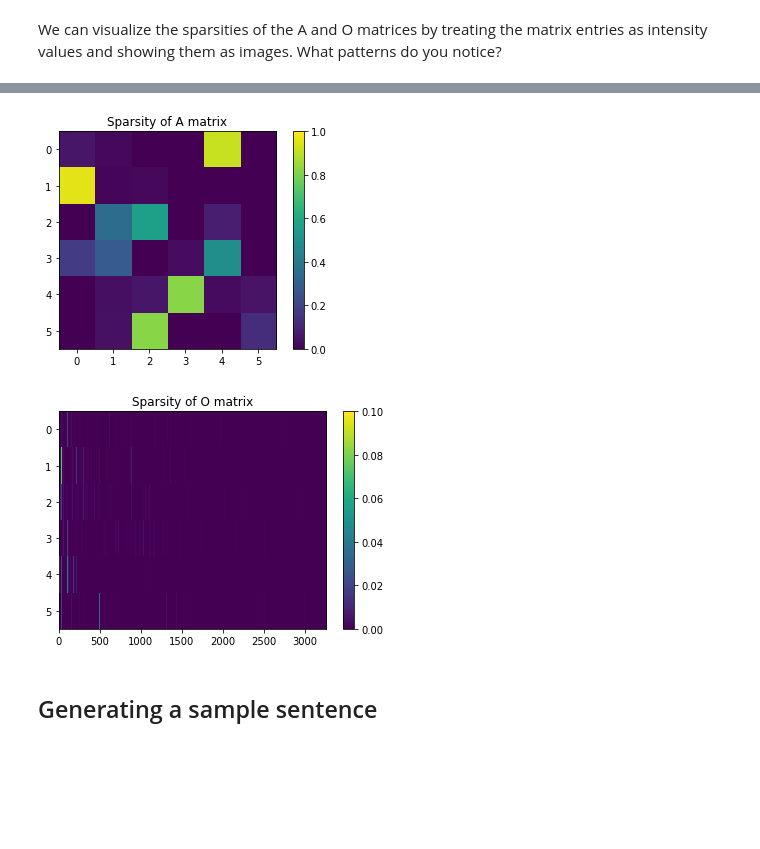
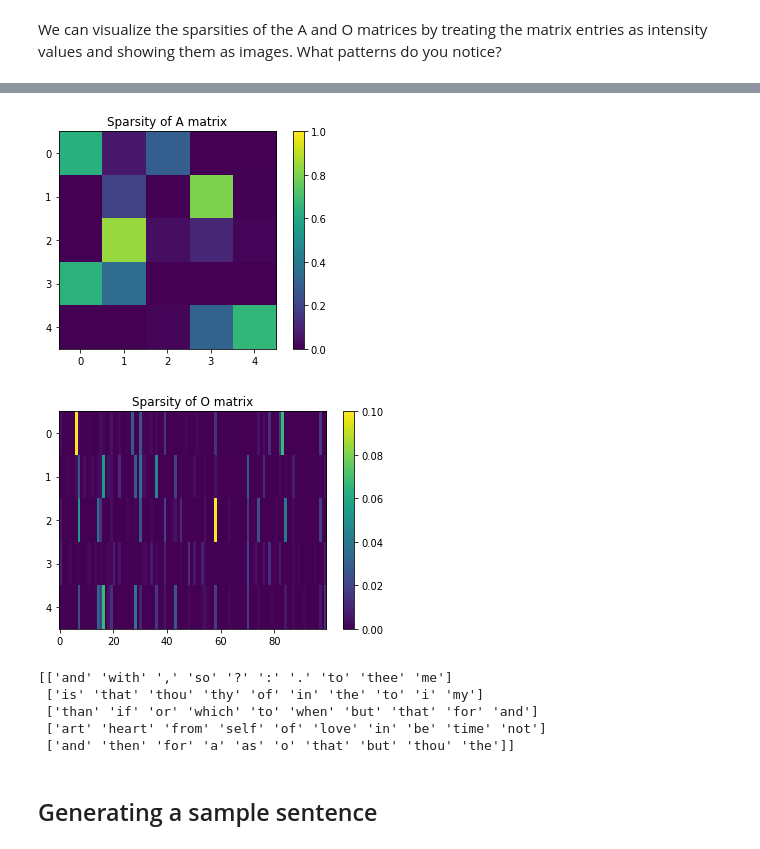
Before and after one commit to erichan1/ShakespeareGen, a Jupyter notebook: 2_notebook.ipynb, the cells around one changed output, grey strips where cells are left out. Saved outputs shown, nothing was run; the diff lists cells and outputs as text; code cells hidden in the pictures; blank space fills up the shorter version.

Commit message:
completed visualization in new folder called /visualization

```diff
--- a/2_notebook.ipynb
+++ b/2_notebook.ipynb
@@ -62,0 +55,5 @@ Iteration: 50
+# %%
+shakespeare_seqlst, shakespeare_wordlst = Utility.text_to_sequences2(['./data/shakespeare.txt'])
+rhyme_pairs = Utility.get_rhyme_pairs(shakespeare_seqlst, shakespeare_wordlst)
+syllable_dict = Utility.make_syllable_dict()
+hmm_model = unsupervised_HMM(shakespeare_seqlst, 5, 200)
@@ -63,8 +81,15 @@ Iteration: 50
 # %%
 visualize_sparsities(hmm_model, O_max_cols=100)
+topten_list = getTopTenWords(hmm_model, shakespeare_wordlst)
+print(topten_list)
 # %% [output]
-[figure, old version]
+[figure, new version]
-[figure, old version]
+[figure, new version]
+[['and' 'with' ',' 'so' '?' ':' '.' 'to' 'thee' 'me']
+ ['is' 'that' 'thou' 'thy' 'of' 'in' 'the' 'to' 'i' 'my']
+ ['than' 'if' 'or' 'which' 'to' 'when' 'but' 'that' 'for' 'and']
+ ['art' 'heart' 'from' 'self' 'of' 'love' 'in' 'be' 'time' 'not']
+ ['and' 'then' 'for' 'a' 'as' 'o' 'that' 'but' 'thou' 'the']]
 # %% [markdown]
 ## Generating a sample sentence
 # %% [markdown]
```
Also changed, not shown: parts of 3 cells of this notebook, 9 other files.
